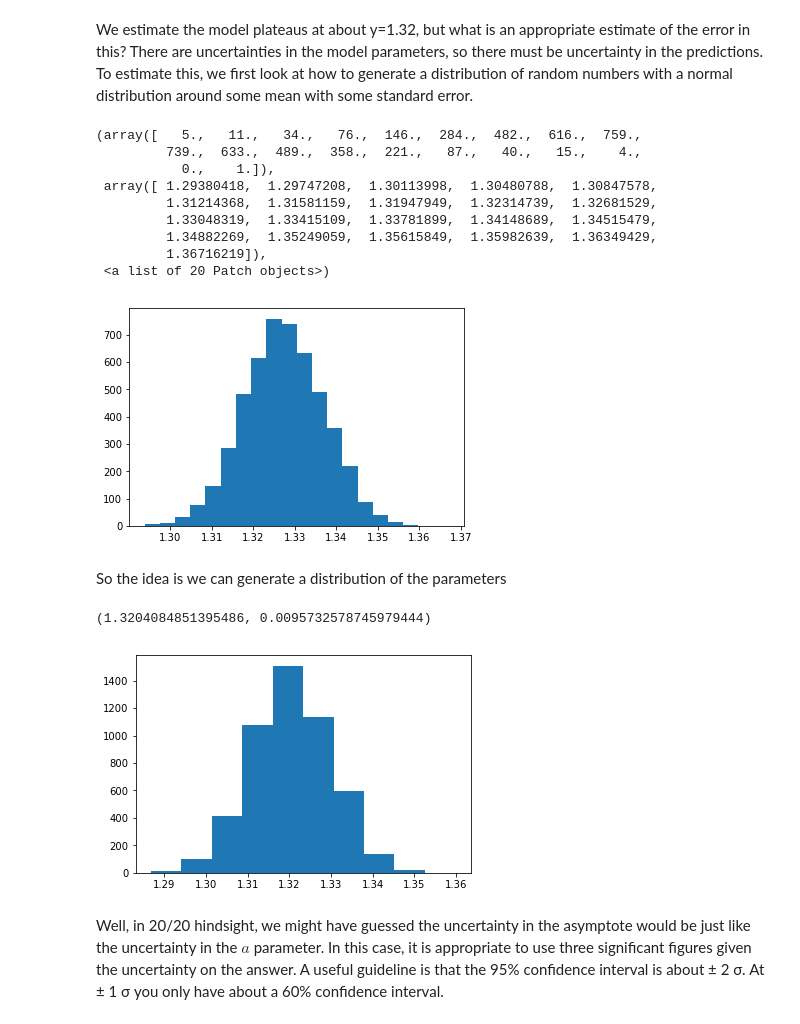
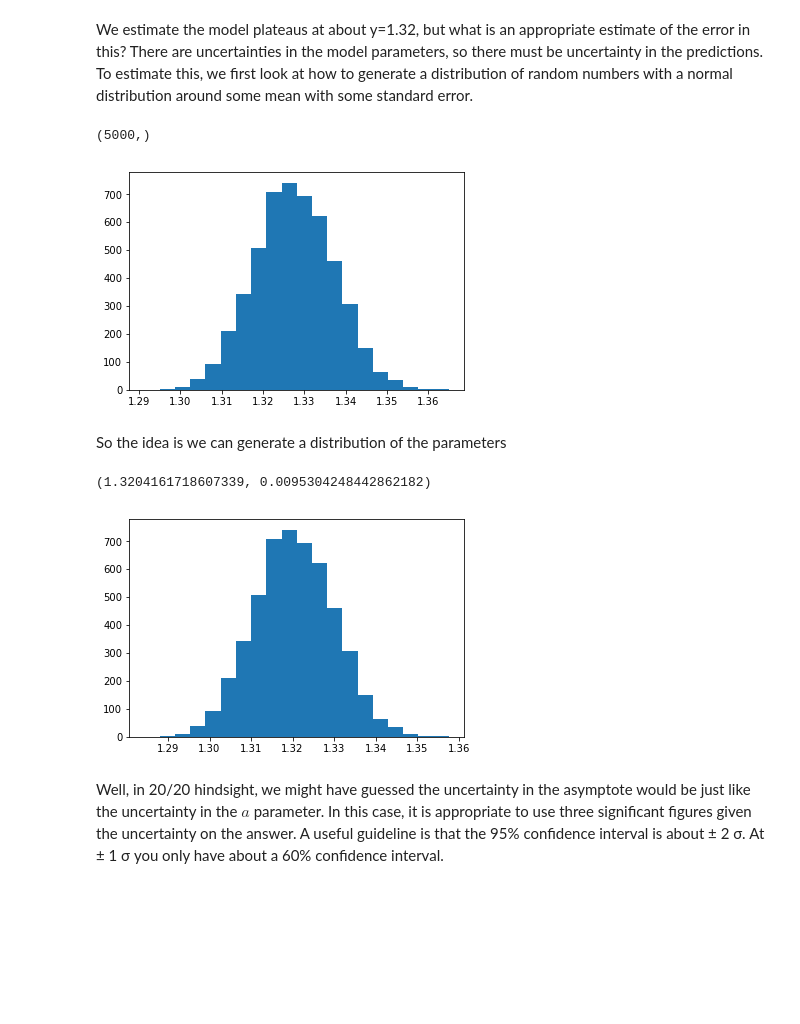
Before and after one commit to jkitchin/f18-06623, a Jupyter notebook: lectures/11-regression.ipynb, the cells around one changed output. Drawn from its saved outputs; the diff is of its cells as text; code cells hidden in the pictures; blank space fills up the shorter version.

```diff
--- a/lectures/11-regression.ipynb
+++ b/lectures/11-regression.ipynb
@@ -211,6 +237,8 @@ What should we use for an initial guess? At $x=0$, $y = 0$, which isn't that hel
 a0 = 1.2
 m = np.gradient(y, x, edge_order=2) # m = a / b  ->  b = a / m
 
-b0 = a0 / m[-1]
-a0, b0
+xmin_ind = np.argmin(x)
+
+b0 = a0 / m[xmin_ind]
+a0, b0,  a0 / ((y[-1] - y[-2])/(x[-1] - x[-2]))  # alternative to np.gradient.
 # %% [output]
@@ -321,32 +369,31 @@ We estimate the model plateaus at about y=1.32, but what is an appropriate estim
 # %%
 p0_mean = pars[0]
 p0_se = se[0]
 
-p0_dist = np.random.normal(p0_mean, p0_se, 5000)
+N = 5000
+
+p0_dist = np.random.normal(p0_mean, p0_se, N)
 plt.hist(p0_dist, bins=20)
+p0_dist.shape
 # %% [output]
-(array([   5.,   11.,   34.,   76.,  146.,  284.,  482.,  616.,  759.,
-         739.,  633.,  489.,  358.,  221.,   87.,   40.,   15.,    4.,
-           0.,    1.]),
- array([ 1.29380418,  1.29747208,  1.30113998,  1.30480788,  1.30847578,
-         1.31214368,  1.31581159,  1.31947949,  1.32314739,  1.32681529,
-         1.33048319,  1.33415109,  1.33781899,  1.34148689,  1.34515479,
-         1.34882269,  1.35249059,  1.35615849,  1.35982639,  1.36349429,
-         1.36716219]),
- <a list of 20 Patch objects>)
+(5000,)
-[figure, old version]
+[figure, new version]
 # %% [markdown]
 So the idea is we can generate a distribution of the parameters
 # %%
-p1_dist = np.random.normal(pars[1], se[1], 5000)
+p1_dist = np.random.normal(pars[1], se[1], N)
 
-y5 = [func(5, p0, p1) for p0, p1 in zip(p0_dist, p1_dist)]
-plt.hist(y5)
+#y5 = [func(5, p0, p1) for p0, p1 in zip(p0_dist, p1_dist)]
+y5 = np.zeros(p1_dist.shape)
+for i in range(len(y5)):
+    y5[i] = func(5, p0_dist[i], p1_dist[i])
+
+plt.hist(y5, bins=20)
 
 np.mean(y5), np.std(y5)
 # %% [output]
-(1.3204084851395486, 0.0095732578745979444)
+(1.3204161718607339, 0.0095304248442862182)
-[figure, old version]
+[figure, new version]
 # %% [markdown]
 Well, in 20/20 hindsight, we might have guessed the uncertainty in the asymptote would be just like the uncertainty in the $a$ parameter. In this case, it is appropriate to use three significant figures given the uncertainty on the answer. A useful guideline is that the 95% confidence interval is about &plusmn; 2 &sigma;. At &plusmn; 1 &sigma; you only have about a 60% confidence interval.
 # %%
```
Also changed, not shown: parts of 15 cells of this notebook.
